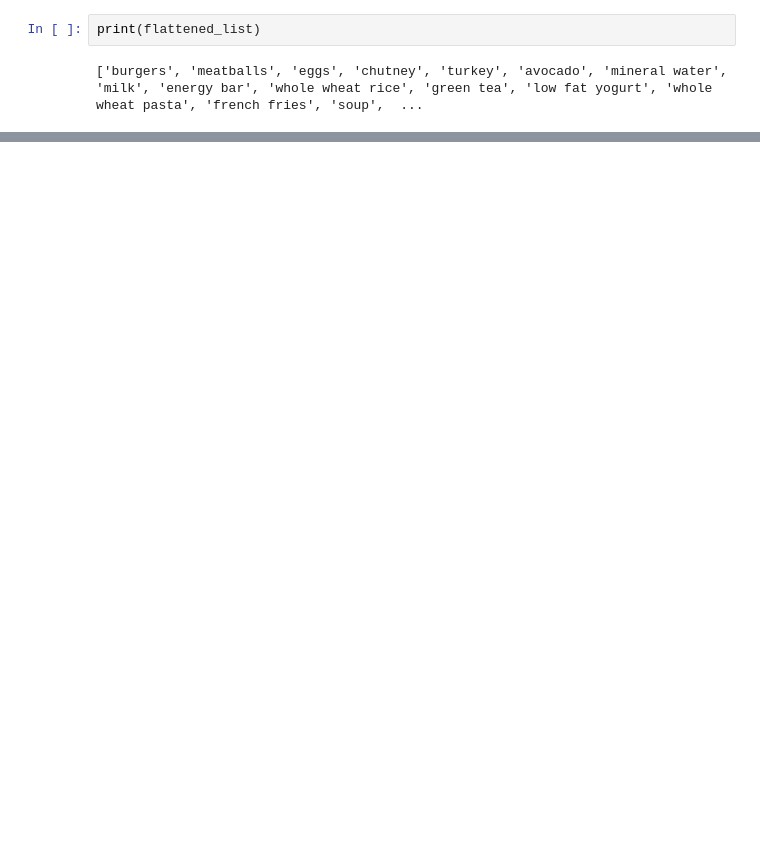
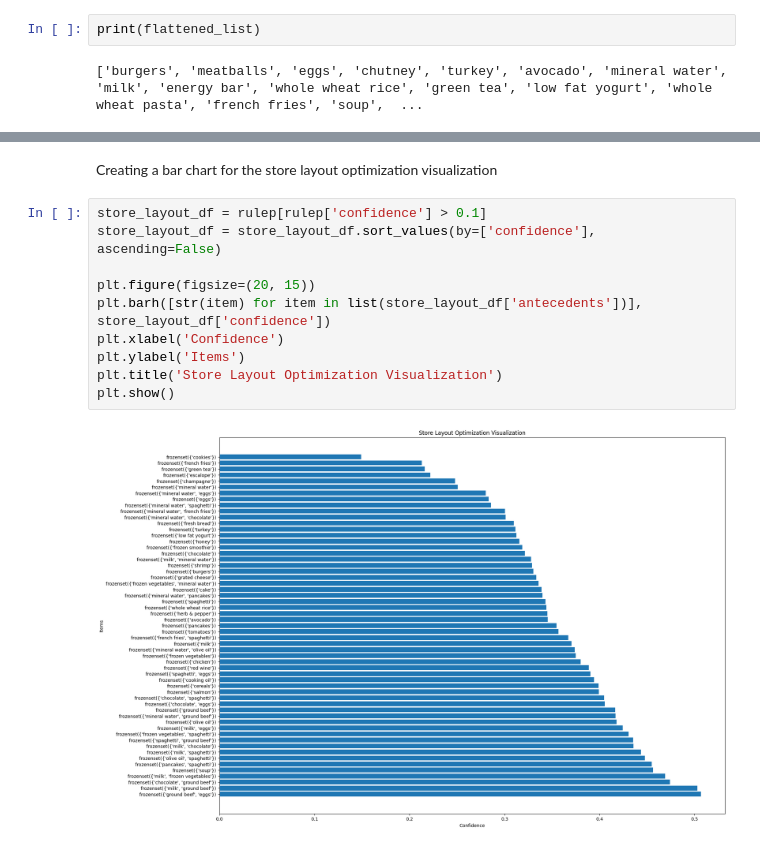
Before and after one commit to swastikbanerjee/ML_Lab, a Jupyter notebook: 2348566_Lab3.ipynb, the cells around one changed output, grey strips where cells are left out. Drawn from its saved outputs; the diff is of its cells as text; blank space fills up the shorter version.

```diff
--- a/2348566_Lab3.ipynb
+++ b/2348566_Lab3.ipynb
@@ -179,0 +277,14 @@ Best Choices are...
+# %% [markdown]
+Creating a bar chart for the store layout optimization visualization
+# %%
+store_layout_df = rulep[rulep['confidence'] > 0.1]
+store_layout_df = store_layout_df.sort_values(by=['confidence'], ascending=False)
+
+plt.figure(figsize=(20, 15))
+plt.barh([str(item) for item in list(store_layout_df['antecedents'])], store_layout_df['confidence'])
+plt.xlabel('Confidence')
+plt.ylabel('Items')
+plt.title('Store Layout Optimization Visualization')
+plt.show()
+# %% [output]
+[figure, added]
```
Also changed, not shown: parts of 46 cells of this notebook.
